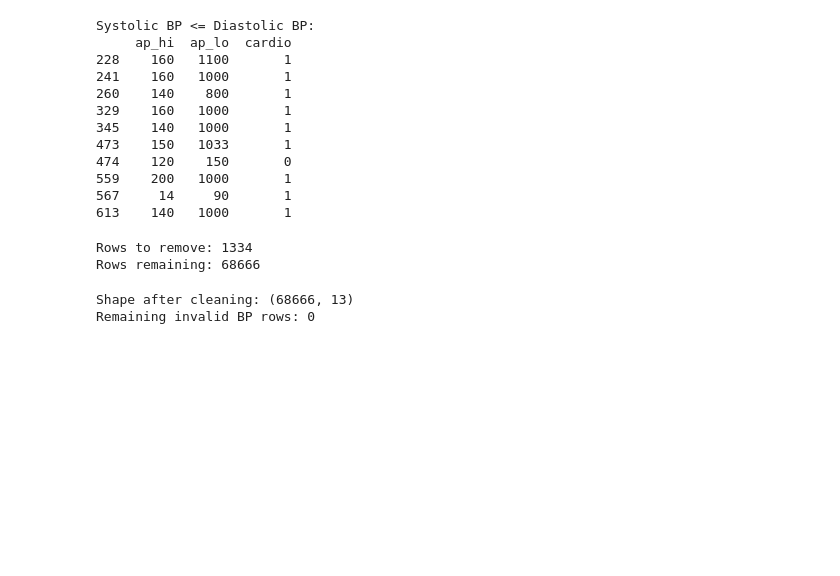
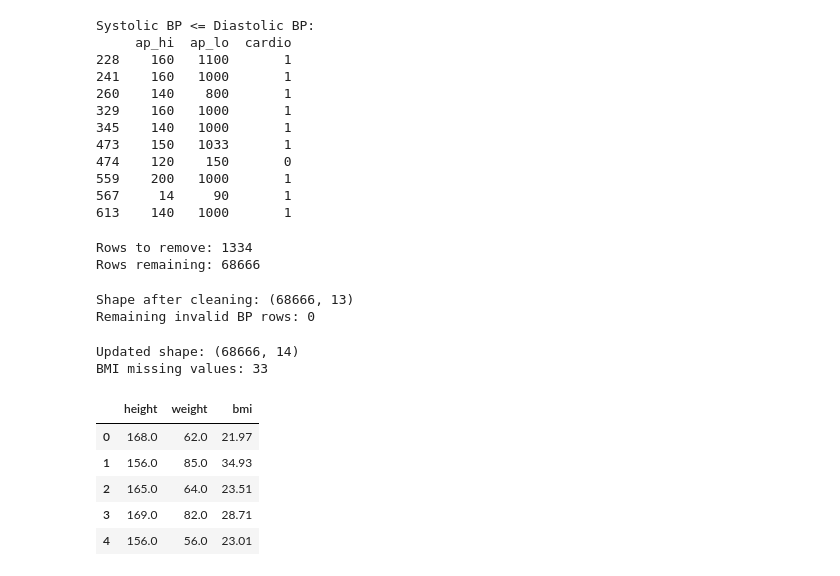
Before and after one commit to Mary-George26/Team3_Project_ONL5_AIS4_S1, a Jupyter notebook: Cardiovascular Disease dataset/cardio__cleaning.ipynb, the cells around one changed output. Drawn from its saved outputs; the diff is of its cells as text; code cells hidden in the pictures; blank space fills up the shorter version.

```diff
--- a/Cardiovascular Disease dataset/cardio__cleaning.ipynb
+++ b/Cardiovascular Disease dataset/cardio__cleaning.ipynb
@@ -156,5 +156,37 @@ print("Remaining invalid BP rows:",
 # %% [output]
 Shape after cleaning: (68666, 13)
 Remaining invalid BP rows: 0
+# %%
+import pandas as pd
+import shutil
+from pathlib import Path
+
+
+file_path = Path("cardio_cleaned.csv")
+
+backup_path = file_path.with_name("cardio_cleaned_backup.csv")
+shutil.copy2(file_path, backup_path)
+
+cleaned_df = pd.read_csv(file_path)
+
+cleaned_df["bmi"] = (
+    cleaned_df["weight"] / (cleaned_df["height"] / 100) ** 2
+).round(2)
+
+cleaned_df.to_csv(file_path, index=False)
+
+print("Updated shape:", cleaned_df.shape)
+print("BMI missing values:", cleaned_df["bmi"].isna().sum())
+
+display(cleaned_df[["height", "weight", "bmi"]].head())
+# %% [output]
+Updated shape: (68666, 14)
+BMI missing values: 33
+|  | height | weight | bmi |
+| 0 | 168.0 | 62.0 | 21.97 |
+| 1 | 156.0 | 85.0 | 34.93 |
+| 2 | 165.0 | 64.0 | 23.51 |
+| 3 | 169.0 | 82.0 | 28.71 |
+| 4 | 156.0 | 56.0 | 23.01 |
 # %%
 df_clean.to_csv("cardio_cleaned.csv", index=False)
```
Also changed, not shown: 1 other file.
